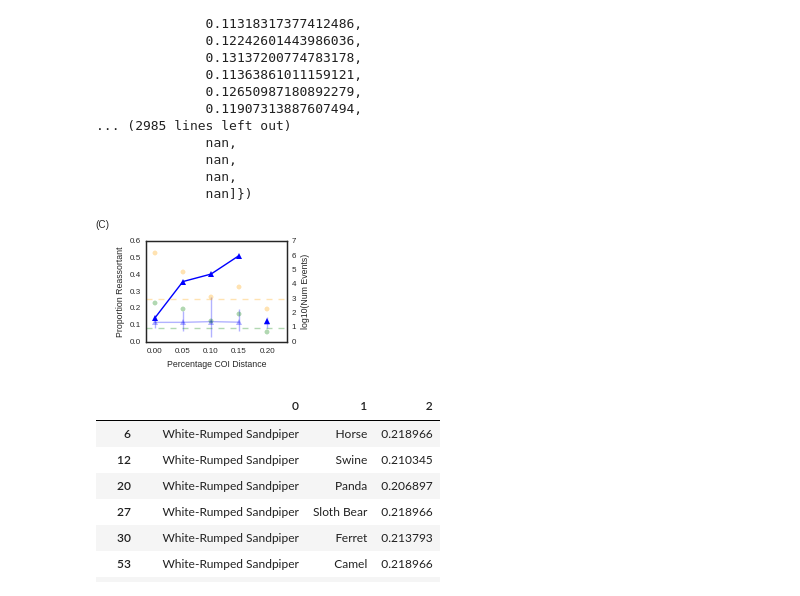
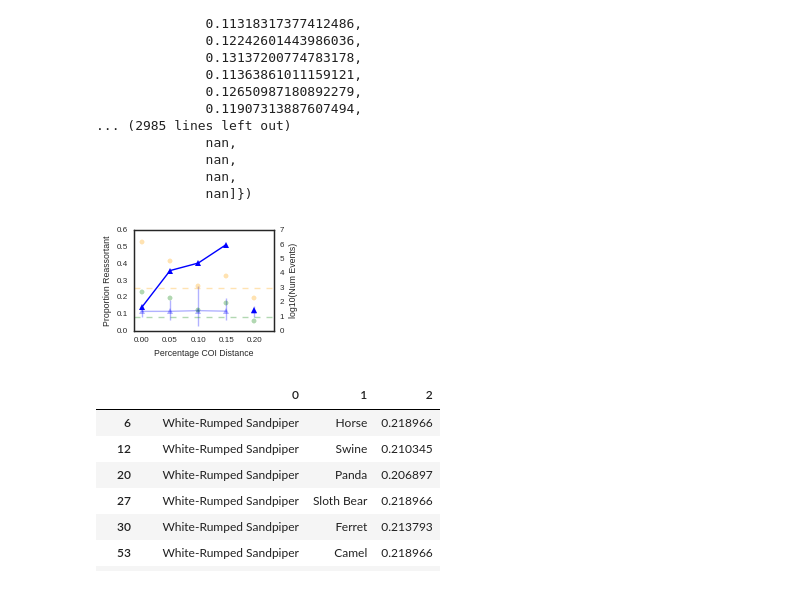
Before and after one commit to ericmjl/influenza-global-reassortment, a Jupyter notebook: Make Figure - Proportion Reassortant.ipynb, the cells around one changed output. Saved outputs shown, nothing was run; the diff lists cells and outputs as text; code cells hidden in the pictures.

Commit message:
made all figures use 99% density intervals

```diff
--- a/Make Figure - Proportion Reassortant.ipynb
+++ b/Make Figure - Proportion Reassortant.ipynb
@@ -273,7 +283,7 @@ stds  = []  # standard deviation of distribution under null.
 names = []  # names
 # grab out the 1st, 5th, 95th and 99th percentile of null distribution
 percs = dict()
-for p in [1, 5, 95, 99]:
+for p in [0.5, 5, 95, 99.5]:
     percs[p] = []
 
 name_map = {'Domestic Bird': 'DB',
@@ -292,7 +302,7 @@ for sc, sk, d in sorted(summaryG.edges(data=True), key=lambda x:(x[0], x[1])):
     names.append('{0}:{1}'.format(name_map[sc], name_map[sk]))
     means.append(mean)
     stds.append(std)
-    for p in [1, 5, 95, 99]:
+    for p in [0.5, 5, 95, 99.5]:
         percs[p].append(np.percentile(d['p_reassortant'], p))
 # %%
 summaryG.edges(data=True)
@@ -732,16 +748,16 @@ proportions.columns = ['Host COI Hamming Distance', 'Proportion Reassortant']
 ixcol = 'Host COI Hamming Distance'
 summary = proportions.set_index(ixcol).join(null_mean.set_index(ixcol), rsuffix='r').join(null_std.set_index(ixcol), rsuffix='s')
 summary = summary.join(null_b.set_index(ixcol), rsuffix='r').join(null_t.set_index(ixcol), rsuffix='rr')
-summary.columns = ['data', 'null', 'std', '2.5', '97.5']
-summary['2.5'] = summary['null'] - summary['2.5']
-summary['97.5'] = summary['97.5'] - summary['null']
+summary.columns = ['data', 'null', 'std', 'low', 'upp']
+summary['low'] = summary['null'] - summary['low']
+summary['upp'] = summary['upp'] - summary['null']
 
 fig = plt.figure(figsize=(3,2))
 ax = fig.add_subplot(111)
 d_handle = ax.errorbar(fmt='^',
                        x=np.array(summary.index),
                        y=summary['null'],
-                       yerr=[summary['2.5'], summary['97.5']],
+                       yerr=[summary['low'], summary['upp']],
                        color='blue',
                        alpha=0.3,
                        label='Null')
@@ -772,35 +788,35 @@ c_handle = ax2.scatter(x=c_xs,
 # c_ys.plot(color='olive', alpha=1, linestyle=':')
 
 # Plot the points version
 r_xs = np.array(total_counts.index)
 r_ys = total_counts['Reassortant']
 r_handle = ax2.scatter(x=r_xs,
                        y=r_ys,
                        color='green',
                        alpha=0.3,
                        label='Reassortant')
 
 # Plot the line version
 # r_ys.plot(color='red', alpha=1, linestyle=':')
 
 # Set axes parameters
 ax.set_xlim(-0.015, 0.235)
 ax.set_ylabel('Proportion Reassortant')
 ax2.set_ylabel('log10(Num Events)')
 ax.set_xlabel('Percentage COI Distance')
-ax.annotate('(C)', xy=(0,1), xycoords='figure fraction', va='top', ha='left')
+ax.annotate('', xy=(0,1), xycoords='figure fraction', va='top', ha='left')
 
 # Draw the horizontal lines
 ax2.axhline(y=1, color='green', linestyle='--', alpha=0.3)
 ax2.axhline(y=3, color='orange', linestyle='--', alpha=0.3)
 
 # Final adjustments on the plot
 plt.subplots_adjust(left=0.2, right=0.85, bottom=0.2)
 
 # Save figure.
 plt.savefig('figures/Proportion Reassortant COI.pdf')
 # %% [output]
-[figure, old version]
+[figure, new version]
 # %%
 # To get a sense of COIs occur in each bin, let's put together a list of COI distances.
 from itertools import product
```
Also changed, not shown: parts of 6 cells of this notebook, 3 other files.
